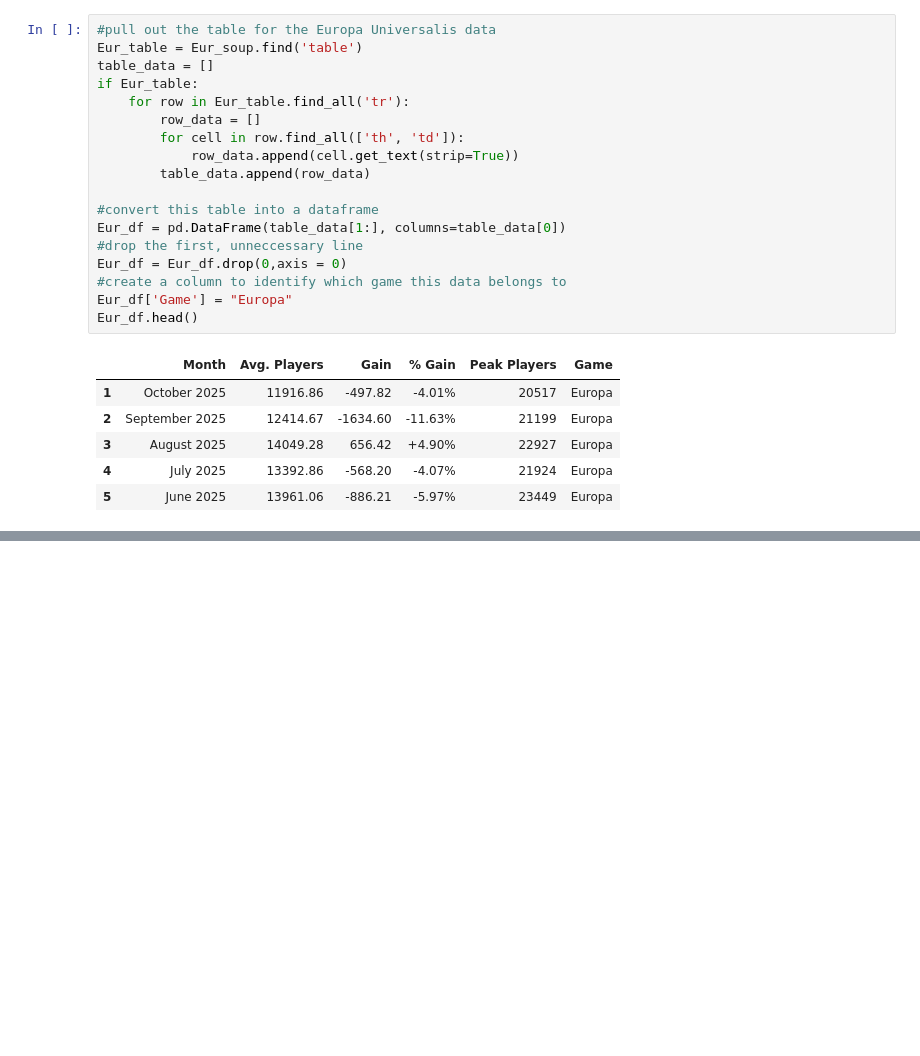
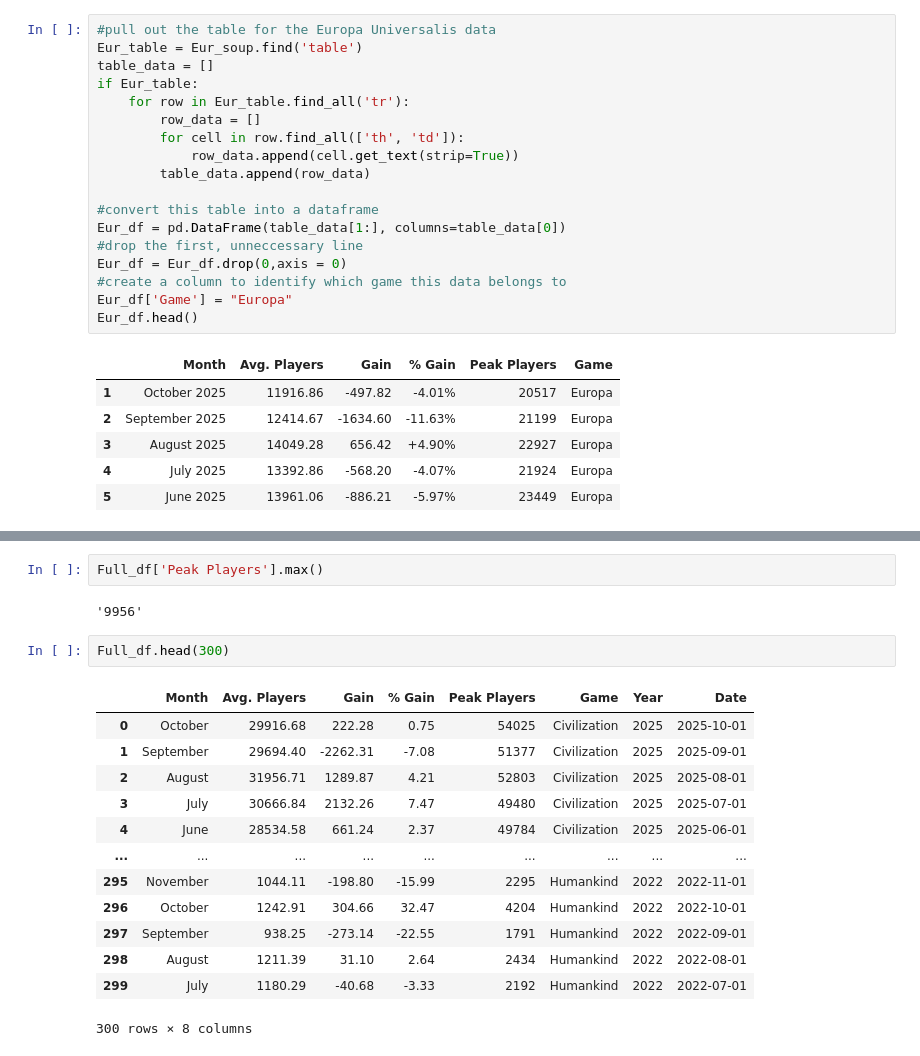
Before and after one commit to Eric-Coons/DA_blog_data, a Jupyter notebook: code.ipynb, the cells around one changed output, grey strips where cells are left out. Drawn from its saved outputs; the diff is of its cells as text; blank space fills up the shorter version.

```diff
--- a/code.ipynb
+++ b/code.ipynb
@@ -140,0 +197,20 @@ memory usage: 19.4+ KB
+# %%
+Full_df['Peak Players'].max()
+# %% [output]
+'9956'
+# %%
+Full_df.head(300)
+# %% [output]
+|  | Month | Avg. Players | Gain | % Gain | Peak Players | Game | Year | Date |
+| 0 | October | 29916.68 | 222.28 | 0.75 | 54025 | Civilization | 2025 | 2025-10-01 |
+| 1 | September | 29694.40 | -2262.31 | -7.08 | 51377 | Civilization | 2025 | 2025-09-01 |
+| 2 | August | 31956.71 | 1289.87 | 4.21 | 52803 | Civilization | 2025 | 2025-08-01 |
+| 3 | July | 30666.84 | 2132.26 | 7.47 | 49480 | Civilization | 2025 | 2025-07-01 |
+| 4 | June | 28534.58 | 661.24 | 2.37 | 49784 | Civilization | 2025 | 2025-06-01 |
+| ... | ... | ... | ... | ... | ... | ... | ... | ... |
+| 295 | November | 1044.11 | -198.80 | -15.99 | 2295 | Humankind | 2022 | 2022-11-01 |
+| 296 | October | 1242.91 | 304.66 | 32.47 | 4204 | Humankind | 2022 | 2022-10-01 |
+| 297 | September | 938.25 | -273.14 | -22.55 | 1791 | Humankind | 2022 | 2022-09-01 |
+| 298 | August | 1211.39 | 31.10 | 2.64 | 2434 | Humankind | 2022 | 2022-08-01 |
+| 299 | July | 1180.29 | -40.68 | -3.33 | 2192 | Humankind | 2022 | 2022-07-01 |
+300 rows × 8 columns
```
Also changed, not shown: parts of 6 cells of this notebook, 3 other files.
